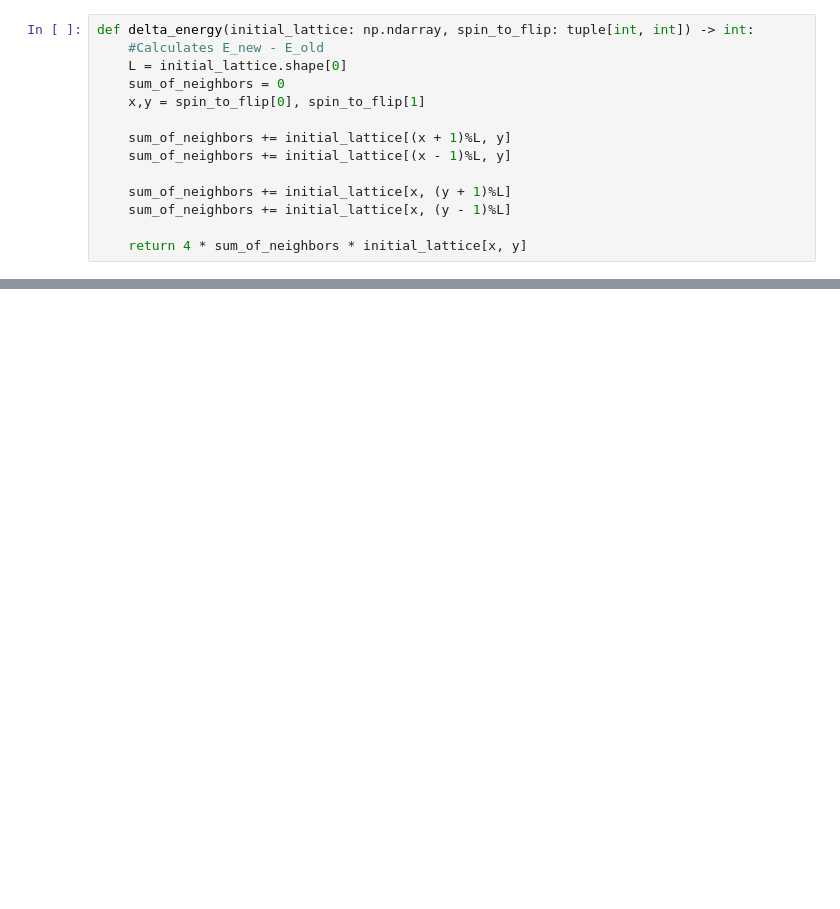
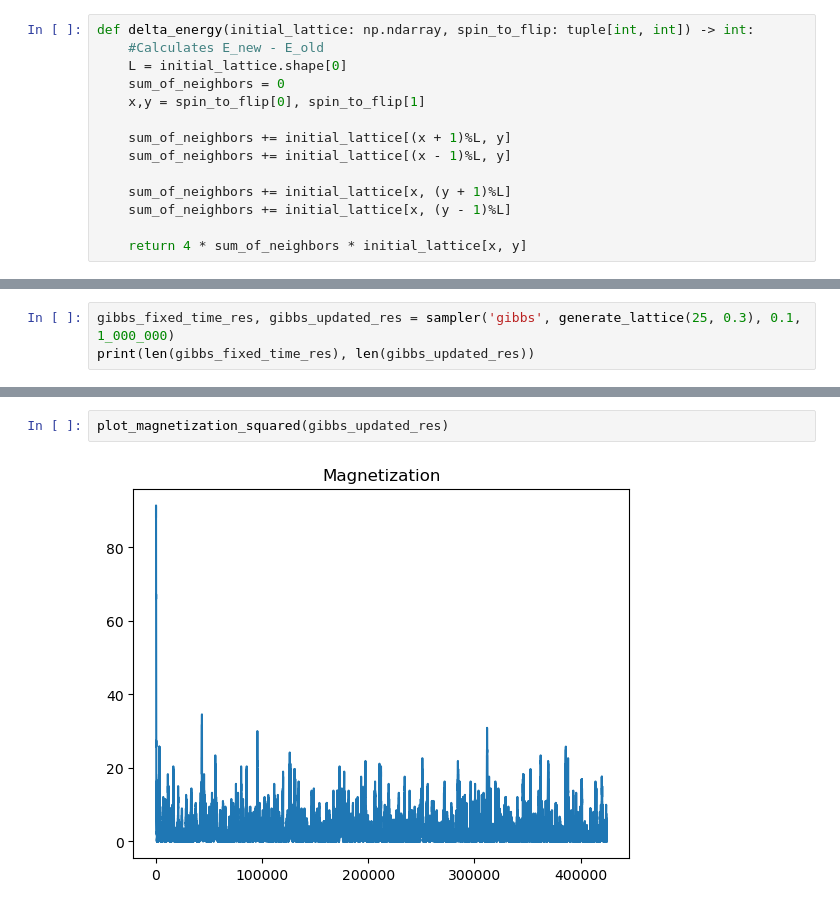
Before and after one commit to fysmoe1121/Phase-Transitions-Ising-Model, a Jupyter notebook: ising_model.ipynb, the cells around one changed output, grey strips where cells are left out. Saved outputs shown, nothing was run; the diff lists cells and outputs as text; blank space fills up the shorter version.

```diff
--- a/ising_model.ipynb
+++ b/ising_model.ipynb
@@ -218,0 +173,3 @@ def turn_into_number(samples):
+# %%
+gibbs_fixed_time_res, gibbs_updated_res = sampler('gibbs', generate_lattice(25, 0.3), 0.1, 1_000_000)
+print(len(gibbs_fixed_time_res), len(gibbs_updated_res))
@@ -236,0 +194,4 @@ def heat_bath_update(lattice: nd_darray):
+# %%
+plot_magnetization_squared(gibbs_updated_res)
+# %% [output]
+[figure, added]
```
Also changed, not shown: parts of 33 cells of this notebook.
